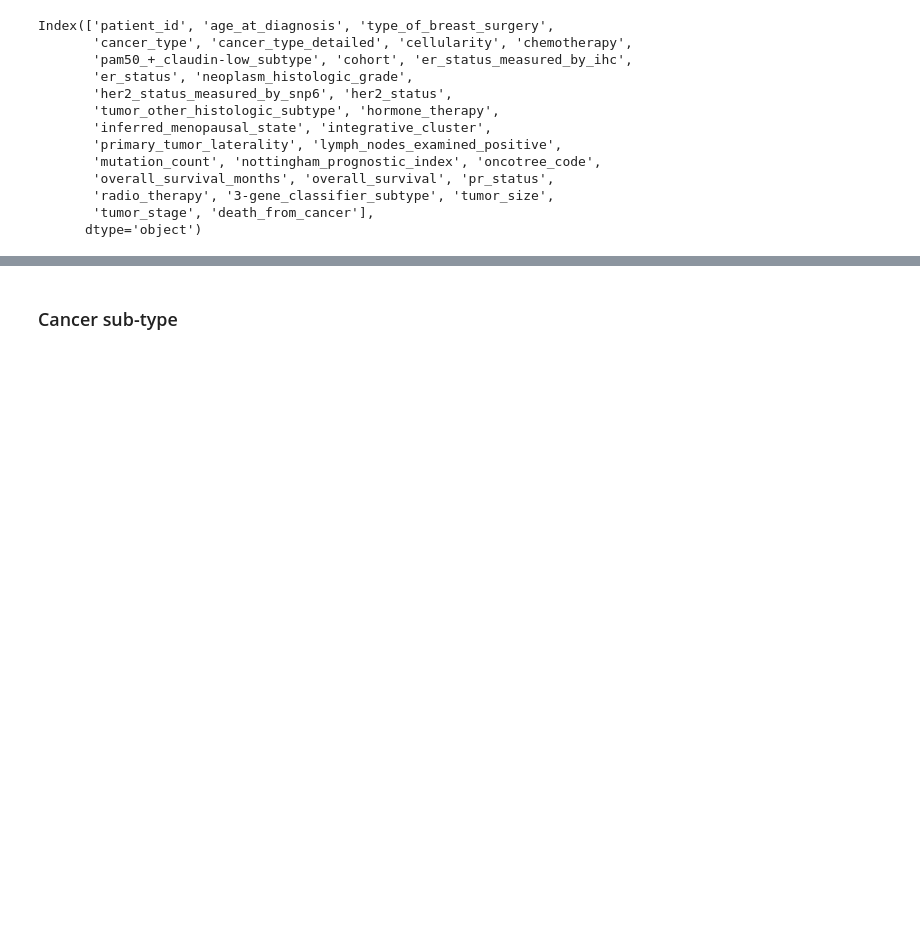
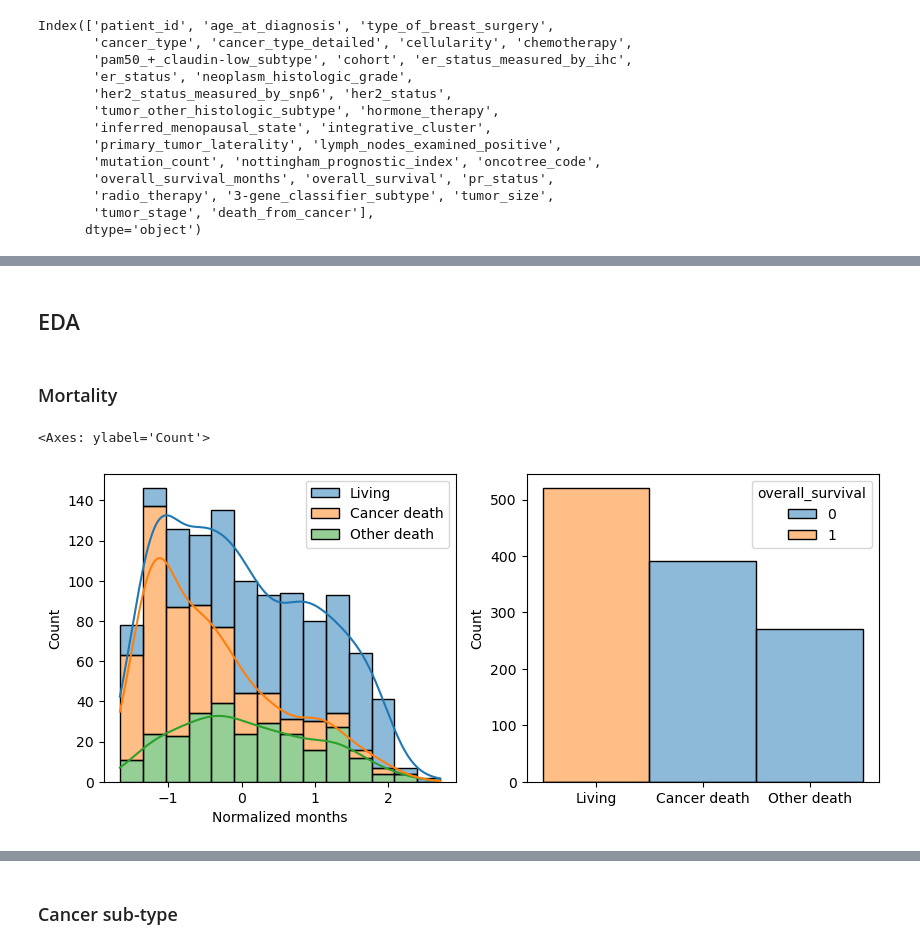
Before and after one commit to NinaCilliers/breast_cancer, a Jupyter notebook: breast_cancer.ipynb, the cells around one changed output, grey strips where cells are left out. Cells and saved outputs as stored; diff of their text form; code cells hidden in the pictures; blank space fills up the shorter version.

```diff
--- a/breast_cancer.ipynb
+++ b/breast_cancer.ipynb
@@ -126,0 +182,20 @@ sns.histplot(data=df, x='age_at_diagnosis',hue='overall_survival',kde=True, bins
+# %% [markdown]
+## EDA
+# %% [markdown]
+### Mortality
+# %%
+#constructs death classification column from encoded data
+df_death = pd.from_dummies(df[df.columns[df.columns.str.contains('death_from_cancer')]])
+df_death = df_death.replace({'death_from_cancer_Living':'Living','death_from_cancer_Died of Disease':'Cancer death','death_from_cancer_Died of Other Causes':'Other death'})
+# %%
+plt.figure(figsize=(10,4))
+plt.subplot(1,2,1)
+sns.histplot(data=df, x='overall_survival_months',hue=df_death.iloc[:,0], multiple='stack',kde=True)
+plt.xlabel('Normalized months')
+
+plt.subplot(1,2,2)
+#plt.bar(x = ['Cancer death','Other Death','Living'], height=df[['death_from_cancer_Died of Disease','death_from_cancer_Died of Other Causes', 'death_from_cancer_Living']].sum())
+sns.histplot(data=df_death, x=df_death.iloc[:,0], hue=df['overall_survival'])
+# %% [output]
+<Axes: ylabel='Count'>
+[figure, added]
```
Also changed, not shown: parts of 77 cells of this notebook.
